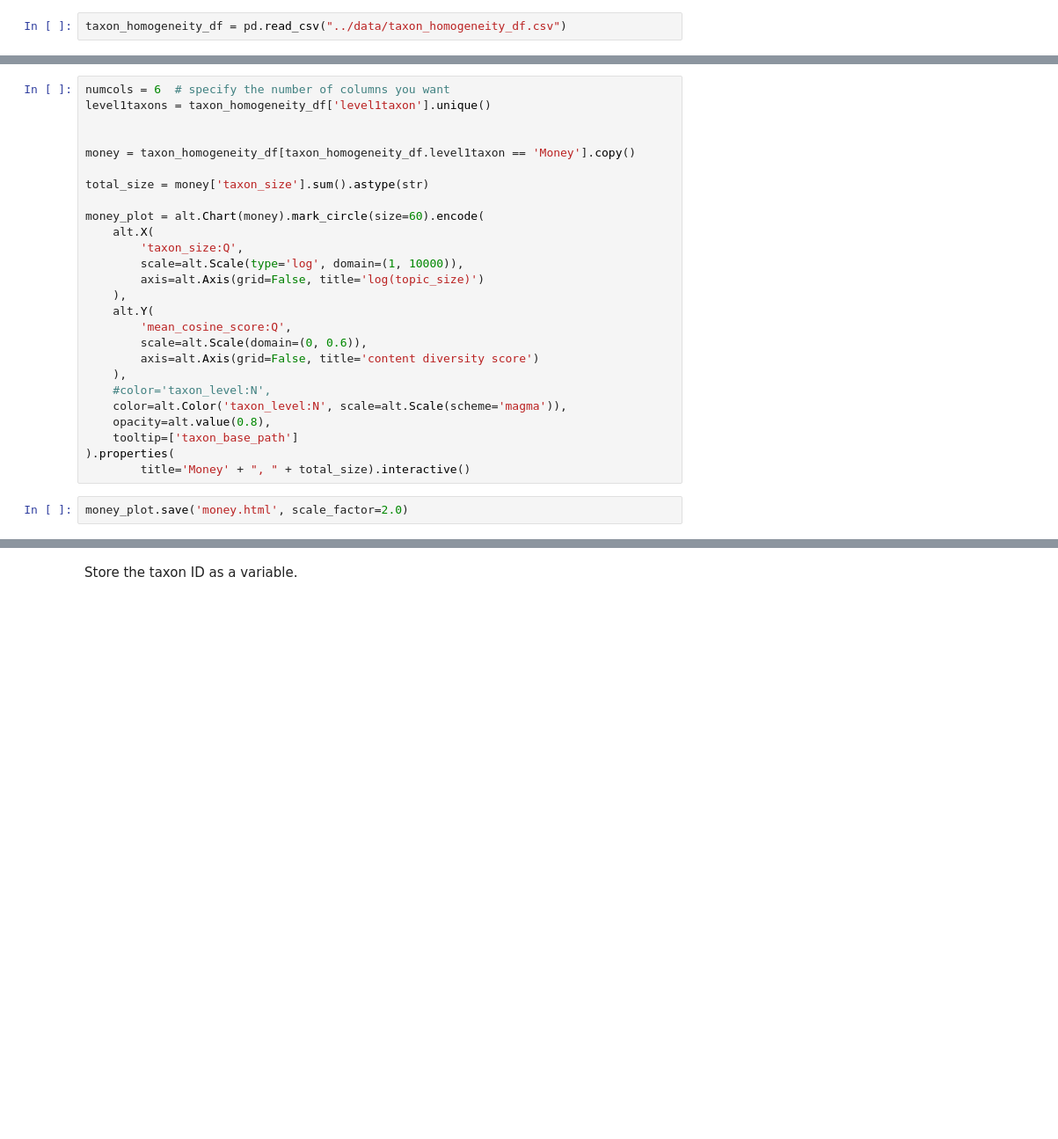
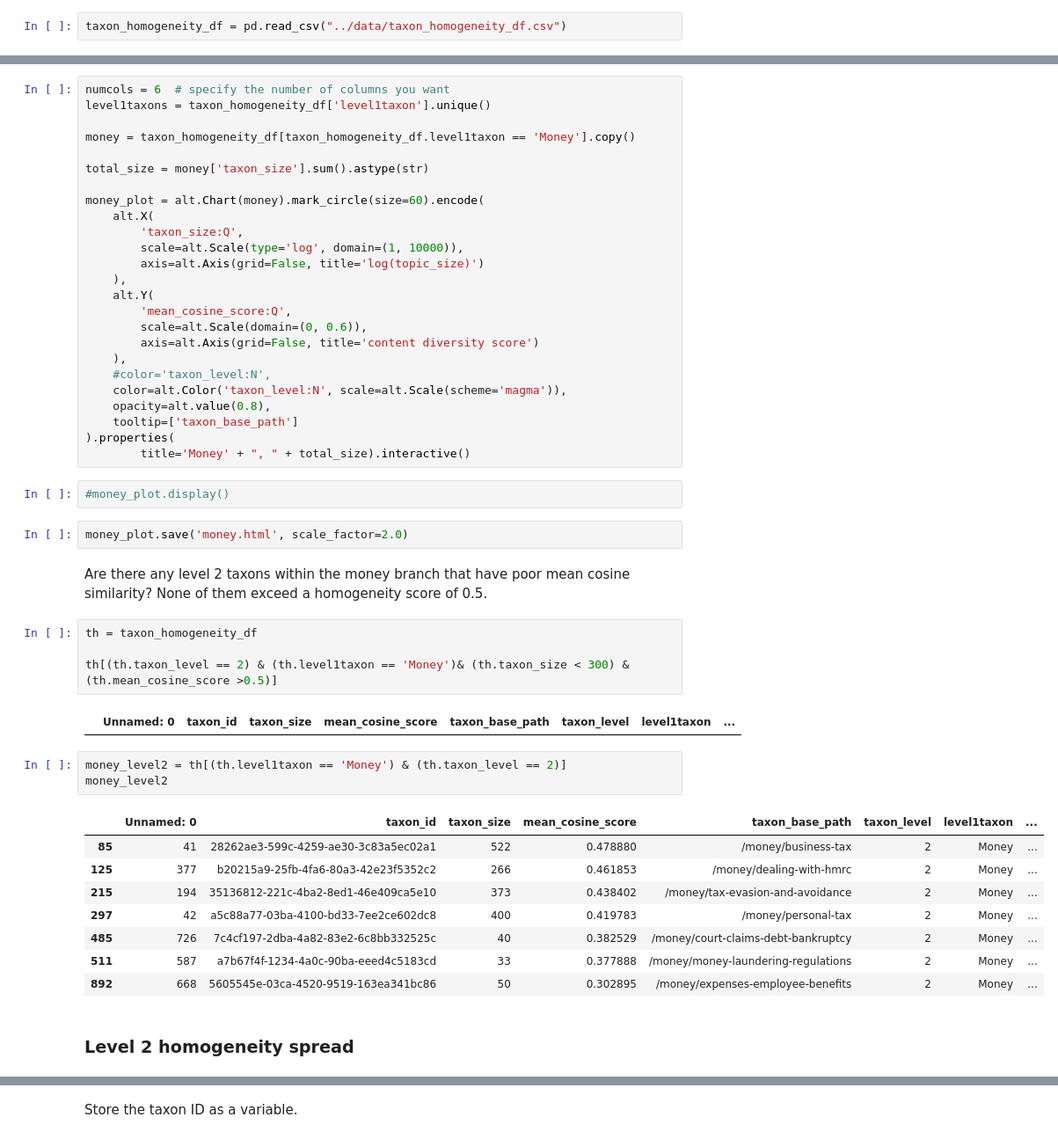
Before and after one commit to alphagov/content-similarity-models, a Jupyter notebook: google-universal-encoder/explore_money_branch.ipynb, the cells around one changed output, grey strips where cells are left out. Shown at 88% size. Drawn from its saved outputs; the diff is of its cells as text; blank space fills up the shorter version.

Commit message:
Create function to extract potentially-misplaced content across the branch

```diff
--- a/google-universal-encoder/explore_money_branch.ipynb
+++ b/google-universal-encoder/explore_money_branch.ipynb
@@ -68,7 +138,6 @@ taxon_homogeneity_df.head()
 # %%
 numcols = 6  # specify the number of columns you want
 level1taxons = taxon_homogeneity_df['level1taxon'].unique()
-
 
 money = taxon_homogeneity_df[taxon_homogeneity_df.level1taxon == 'Money'].copy()
 
@@ -91,5 +160,29 @@ money_plot = alt.Chart(money).mark_circle(size=60).encode(
     tooltip=['taxon_base_path']
 ).properties(
         title='Money' + ", " + total_size).interactive()
+# %%
+#money_plot.display()
 # %%
 money_plot.save('money.html', scale_factor=2.0)
+# %% [markdown]
+Are there any level 2 taxons within the money branch that have poor mean cosine similarity? None of them exceed a homogeneity score of 0.5.
+# %%
+th = taxon_homogeneity_df
+
+th[(th.taxon_level == 2) & (th.level1taxon == 'Money')& (th.taxon_size < 300) & (th.mean_cosine_score >0.5)]
+# %% [output]
+|  | Unnamed: 0 | taxon_id | taxon_size | mean_cosine_score | taxon_base_path | taxon_level | level1taxon | ... |
+# %%
+money_level2 = th[(th.level1taxon == 'Money') & (th.taxon_level == 2)]
+money_level2
+# %% [output]
+|  | Unnamed: 0 | taxon_id | taxon_size | mean_cosine_score | taxon_base_path | taxon_level | level1taxon | ... |
+| 85 | 41 | 28262ae3-599c-4259-ae30-3c83a5ec02a1 | 522 | 0.478880 | /money/business-tax | 2 | Money | ... |
+| 125 | 377 | b20215a9-25fb-4fa6-80a3-42e23f5352c2 | 266 | 0.461853 | /money/dealing-with-hmrc | 2 | Money | ... |
+| 215 | 194 | 35136812-221c-4ba2-8ed1-46e409ca5e10 | 373 | 0.438402 | /money/tax-evasion-and-avoidance | 2 | Money | ... |
+| 297 | 42 | a5c88a77-03ba-4100-bd33-7ee2ce602dc8 | 400 | 0.419783 | /money/personal-tax | 2 | Money | ... |
+| 485 | 726 | 7c4cf197-2dba-4a82-83e2-6c8bb332525c | 40 | 0.382529 | /money/court-claims-debt-bankruptcy | 2 | Money | ... |
+| 511 | 587 | a7b67f4f-1234-4a0c-90ba-eeed4c5183cd | 33 | 0.377888 | /money/money-laundering-regulations | 2 | Money | ... |
+| 892 | 668 | 5605545e-03ca-4520-9519-163ea341bc86 | 50 | 0.302895 | /money/expenses-employee-benefits | 2 | Money | ... |
+# %% [markdown]
+### Level 2 homogeneity spread
```
Also changed, not shown: parts of 58 cells of this notebook.
